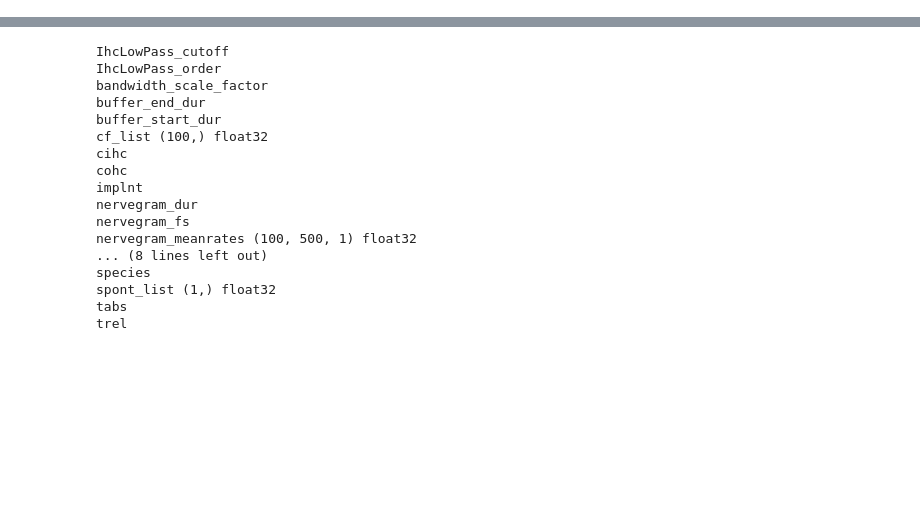
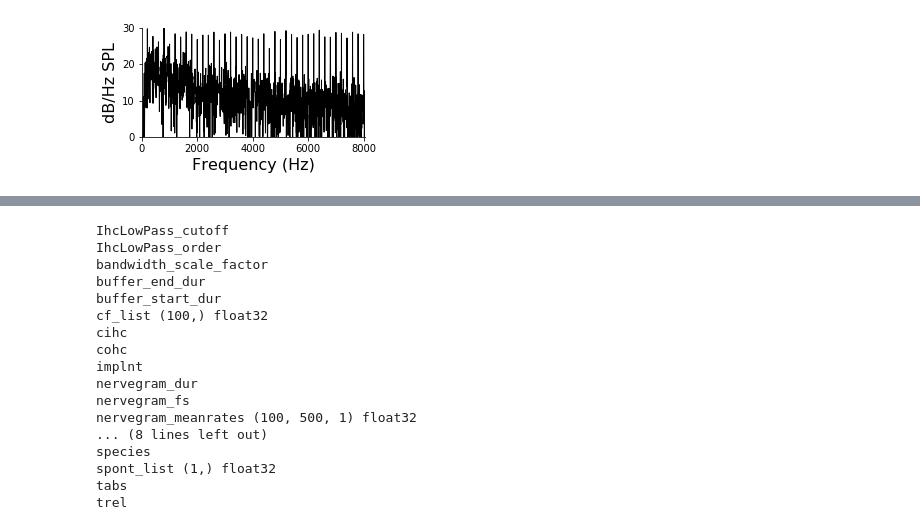
Before and after one commit to msaddler/bez2018model, a Jupyter notebook: notebook_debug_bez2018model.ipynb, the cells around one changed output, grey strips where cells are left out. Saved outputs shown, nothing was run; the diff lists cells and outputs as text; code cells hidden in the pictures; blank space fills up the shorter version.

```diff
--- a/notebook_debug_bez2018model.ipynb
+++ b/notebook_debug_bez2018model.ipynb
@@ -144,21 +73,16 @@ plt.show()
 # %%
-fontsize=16
-
-fxx, pxx = dataset_util.power_spectrum(y, sr)
+fxx, pxx = util_stimuli.power_spectrum(y, sr)
 
 fig, ax = plt.subplots(nrows=1, ncols=1, figsize=(4, 2))
 ax.plot(fxx, pxx, color='k', lw=1)
 
 ax.set_xlim([0, 8050])
 ax.set_ylim([0, 30])
-ax.set_xlabel('Frequency (Hz)', fontsize=fontsize)
-ax.set_ylabel('dB/Hz SPL', fontsize=fontsize)
-
+ax.set_xlabel('Frequency (Hz)', fontsize=16)
+ax.set_ylabel('dB/Hz SPL', fontsize=16)
 ax.spines["top"].set_visible(False)
 ax.spines["right"].set_visible(False)
 
 plt.show()
-
-# save_dirname = '/om2/user/msaddler/pitchnet/assets_psychophysics/figures/archive_2020_02_03_pitchnet_paper_figures'
-# save_basename = 'tmp_spectrum_200HzF0_xlim8000Hz.pdf'
-# fig.savefig(os.path.join(save_dirname, save_basename), bbox_inches='tight')
+# %% [output]
+[figure, added]
```
Also changed, not shown: parts of 15 cells of this notebook, 1 other file.
